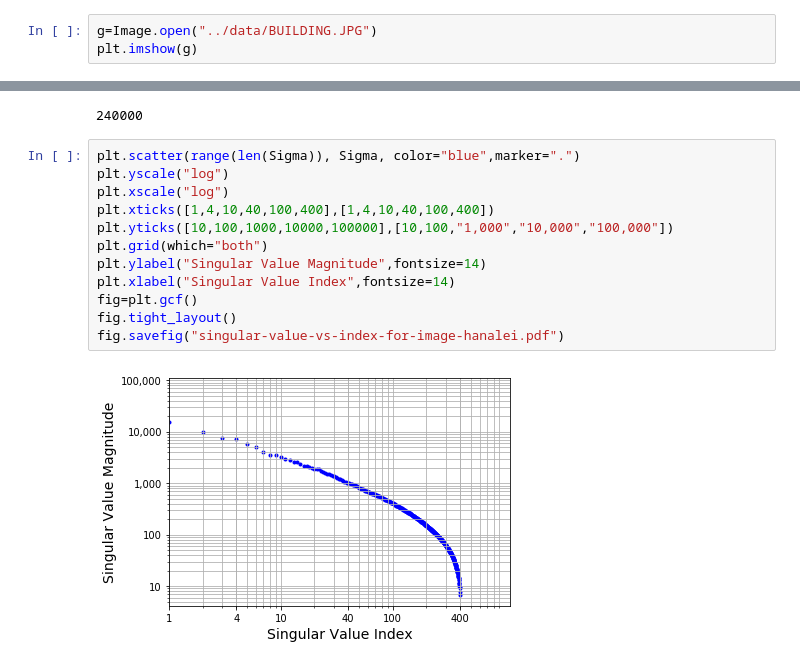
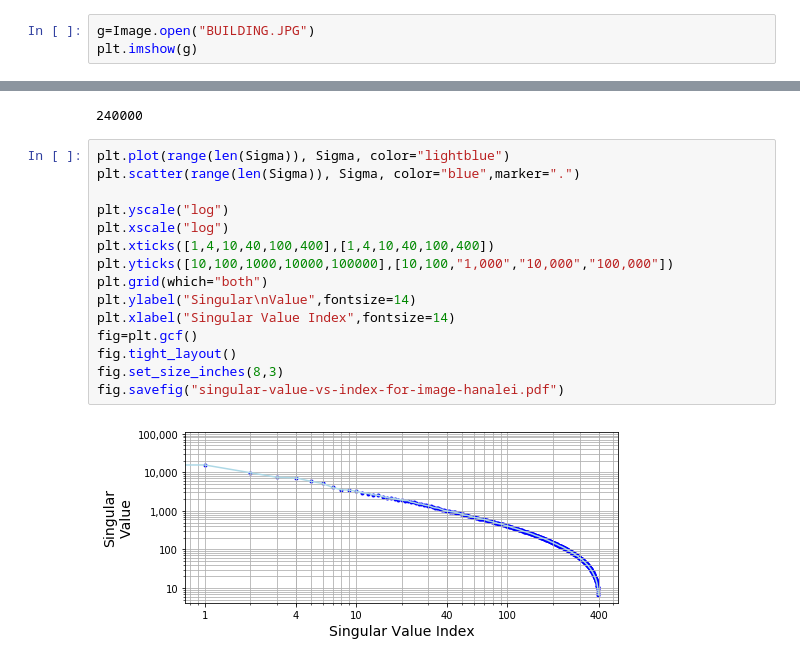
Before and after one commit to biomathman/machine-learning-in-python-book, a Jupyter notebook: notebooks/chapter-16-PCA.ipynb, the cells around one changed output, grey strips where cells are left out. Drawn from its saved outputs; the diff is of its cells as text.

```diff
--- a/notebooks/chapter-16-PCA.ipynb
+++ b/notebooks/chapter-16-PCA.ipynb
@@ -248,7 +273,7 @@ from PIL import Image
 import matplotlib.pyplot as plt
 %matplotlib inline
 # %%
-g=Image.open("../data/BUILDING.JPG")
+g=Image.open("BUILDING.JPG")
 plt.imshow(g)
 # %% [output]
 <matplotlib.image.AxesImage at 0x...>
@@ -326,16 +352,19 @@ PC400.size
 # %% [output]
 240000
 # %%
+plt.plot(range(len(Sigma)), Sigma, color="lightblue")
 plt.scatter(range(len(Sigma)), Sigma, color="blue",marker=".")
+
 plt.yscale("log")
 plt.xscale("log")
 plt.xticks([1,4,10,40,100,400],[1,4,10,40,100,400])
 plt.yticks([10,100,1000,10000,100000],[10,100,"1,000","10,000","100,000"])
 plt.grid(which="both")
-plt.ylabel("Singular Value Magnitude",fontsize=14)
+plt.ylabel("Singular\nValue",fontsize=14)
 plt.xlabel("Singular Value Index",fontsize=14)
 fig=plt.gcf()
 fig.tight_layout()
+fig.set_size_inches(8,3)
 fig.savefig("singular-value-vs-index-for-image-hanalei.pdf")
 # %% [output]
-[figure, old version]
+[figure, new version]
```
Also changed, not shown: parts of 13 cells of this notebook.
